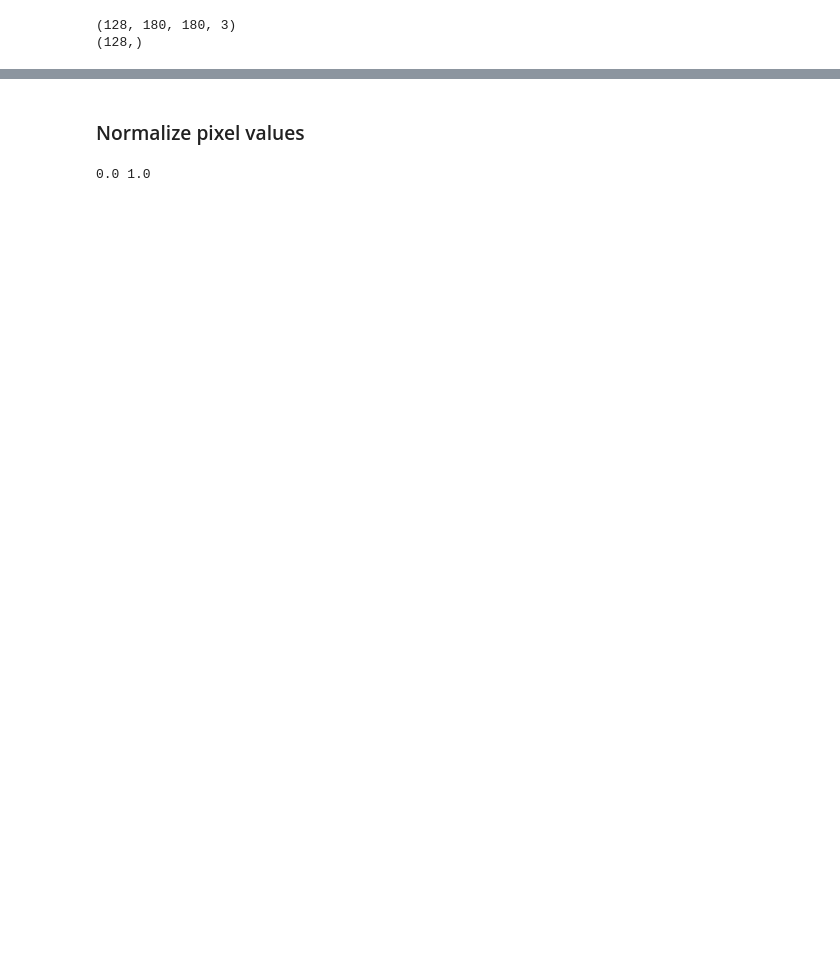
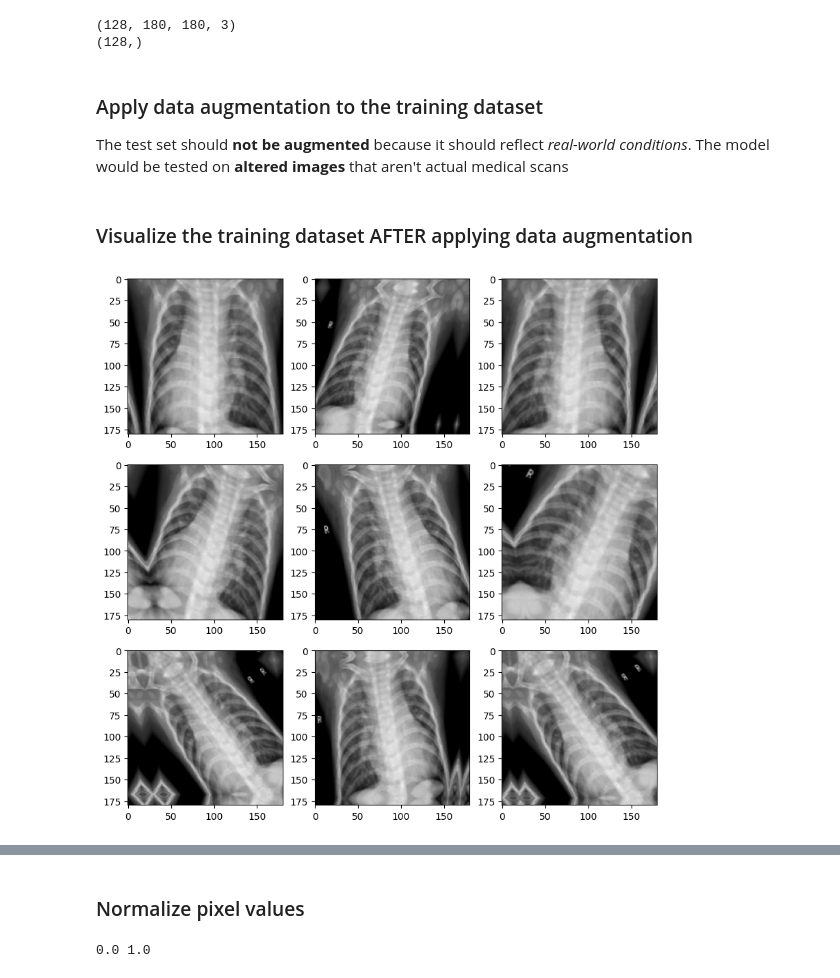
Before and after one commit to david-boules/SDS-CP021-pneumonia-detection, a Jupyter notebook: notebooks/olivia-hinson/olivia-pneumonia-detection.ipynb, the cells around one changed output, grey strips where cells are left out. Saved outputs shown, nothing was run; the diff lists cells and outputs as text; code cells hidden in the pictures; blank space fills up the shorter version.

```diff
--- a/notebooks/olivia-hinson/olivia-pneumonia-detection.ipynb
+++ b/notebooks/olivia-hinson/olivia-pneumonia-detection.ipynb
@@ -131,27 +162,28 @@ display_image_from_path(pneumonia_fpath[pneumonia_rand_num])
 # %% [markdown]
 ### Transform the images to a standard size
 # %%
-image_size = (180, 180)
+img_height = 180
+img_width = 180
 batch_size = 128
 
 # Training set
 training_set = image_dataset_from_directory(
-    '../../data/chest_xray/train',
-    image_size=image_size, # Resizing the images to a uniform size
+    train_data_dir,
+    image_size=(img_height, img_width), # Resizing the images to a uniform size
     batch_size=batch_size # How many images to have in each batch?
 )
 
 # Validation set
 validation_set = image_dataset_from_directory(
-    '../../data/chest_xray/val',
-    image_size=image_size,
+    val_data_dir,
+    image_size=(img_height, img_width),
     batch_size=batch_size
 )
 
 # Testing set
 testing_set = image_dataset_from_directory(
-    '../../data/chest_xray/test',
-    image_size=image_size,
+    test_data_dir,
+    image_size=(img_height, img_width),
     batch_size=batch_size
 )
 # %% [output]
@@ -166,0 +201,17 @@ print(class_names)
+# %%
+# Extract labels from dataset
+labels = []
+
+for _, lbls in training_set:
+    labels.extend(lbls.numpy()) # Convert tensors to Numpy array
+
+# Compute class weights
+class_weights = compute_class_weight(
+    class_weight='balanced',
+    classes=np.unique(labels),
+    y=labels
+)
+
+# Convert to dictionary format for Tensorflow
+class_weights_dict = {i: class_weights[i] for i in range(len(class_weights))}
+print("Class Weights:", class_weights_dict)
@@ -187,3 +242,7 @@ for image_batch, labels_batch in training_set:
 # %% [output]
 (128, 180, 180, 3)
 (128,)
+# %% [markdown]
+### Apply data augmentation to the training dataset
+
+The test set should **not be augmented** because it should reflect *real-world conditions*. The model would be tested on **altered images** that aren't actual medical scans
@@ -189,0 +261,13 @@ for image_batch, labels_batch in training_set:
+# %% [markdown]
+### Visualize the training dataset AFTER applying data augmentation
+# %%
+# Visualize these transformations
+plt.figure(figsize=(10, 10))
+for images, _ in training_set.take(1):
+    for i in range(9):
+        augmented_images = data_augmentation(images)
+        ax = plt.subplot(3, 3, i + 1)
+        plt.imshow(np.array(augmented_images[0]).astype("uint8"))
+        #plt.axis("off")
+# %% [output]
+[figure, added]
```
Also changed, not shown: parts of 36 cells of this notebook.
